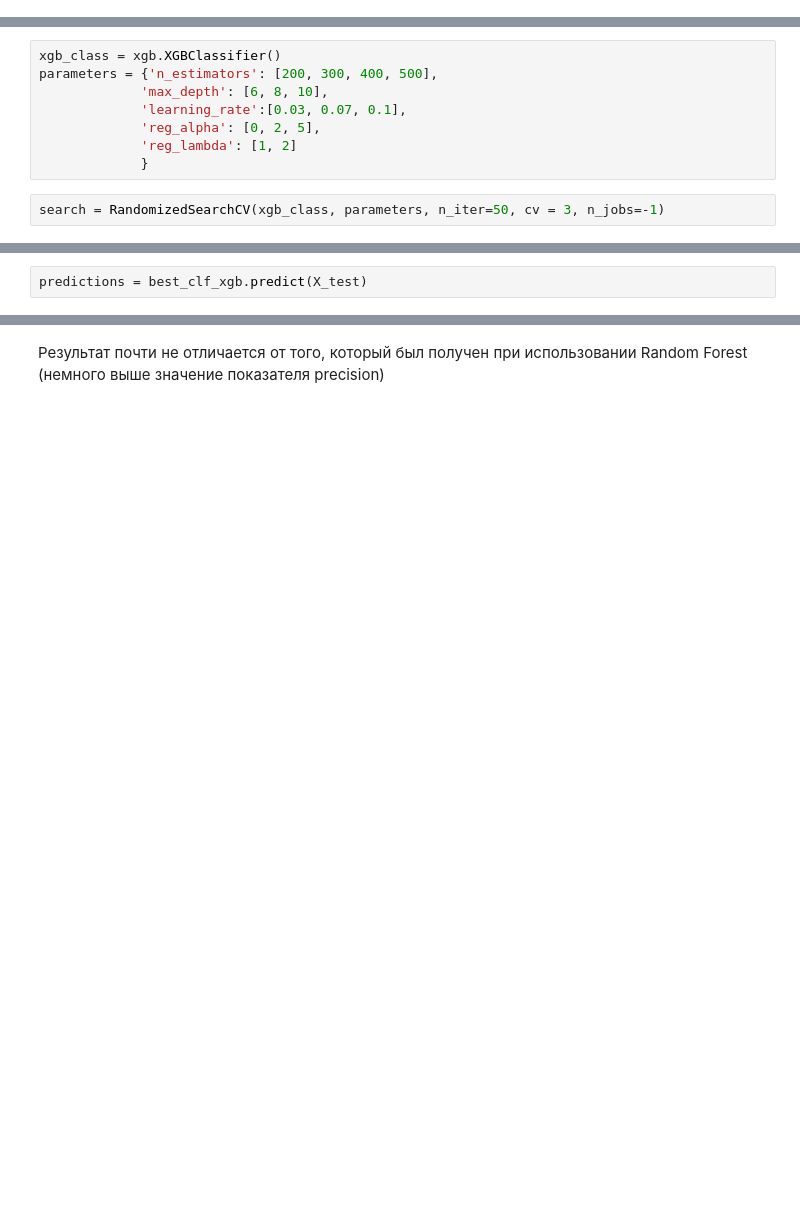
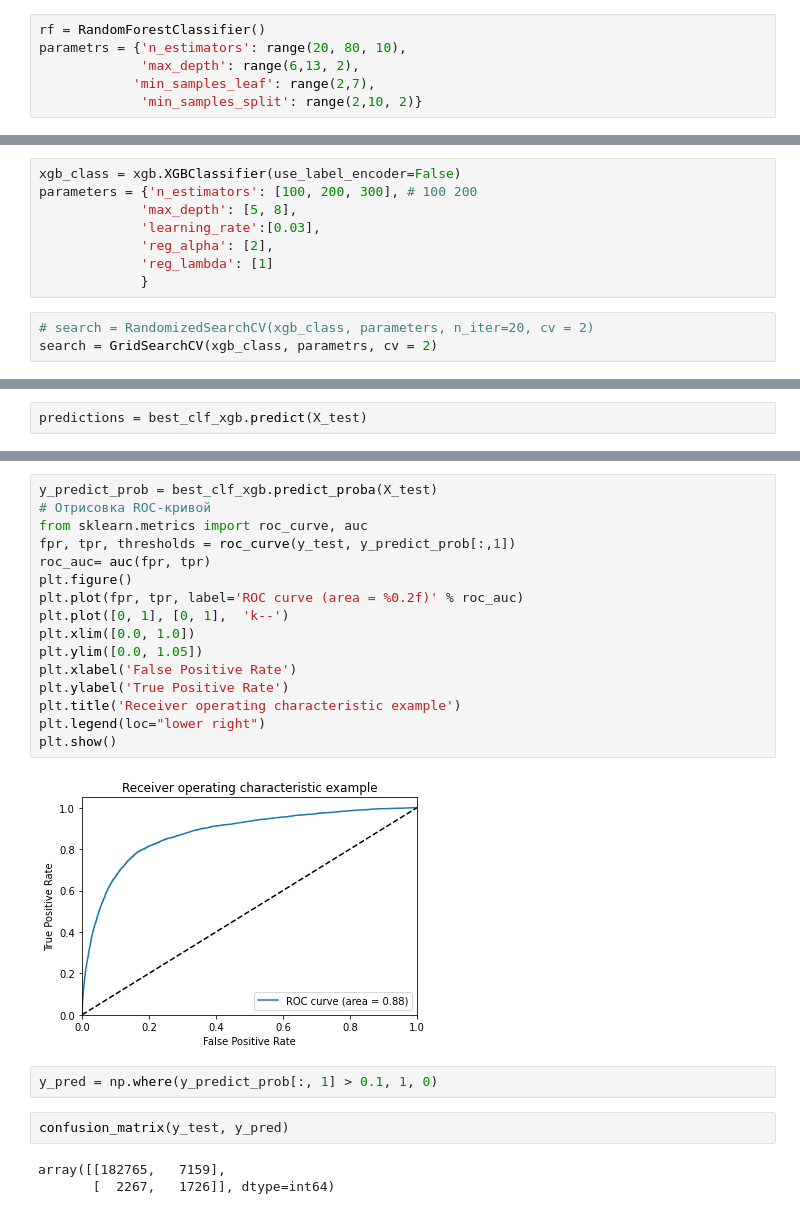
Before and after one commit to natalymakhova/Pet-project-for-RTB, a Jupyter notebook: ML_Classification.ipynb, the cells around one changed output, grey strips where cells are left out. Saved outputs shown, nothing was run; the diff lists cells and outputs as text; blank space fills up the shorter version.

```diff
--- a/ML_Classification.ipynb
+++ b/ML_Classification.ipynb
@@ -125,0 +238,6 @@ recall_score(y_test, y_pred, average='weighted')
+# %%
+rf = RandomForestClassifier()
+parametrs = {'n_estimators': range(20, 80, 10),
+             'max_depth': range(6,13, 2),
+            'min_samples_leaf': range(2,7),
+             'min_samples_split': range(2,10, 2)}
@@ -128,13 +302,14 @@ recall_score(y_test, y_pred, average='weighted')
 # %%
-xgb_class = xgb.XGBClassifier()
-parameters = {'n_estimators': [200, 300, 400, 500],
-             'max_depth': [6, 8, 10],
-             'learning_rate':[0.03, 0.07, 0.1],
-             'reg_alpha': [0, 2, 5],
-             'reg_lambda': [1, 2]
+xgb_class = xgb.XGBClassifier(use_label_encoder=False)
+parameters = {'n_estimators': [100, 200, 300], # 100 200
+             'max_depth': [5, 8],
+             'learning_rate':[0.03],
+             'reg_alpha': [2],
+             'reg_lambda': [1]
              }
 # %%
-search = RandomizedSearchCV(xgb_class, parameters, n_iter=50, cv = 3, n_jobs=-1)
+# search = RandomizedSearchCV(xgb_class, parameters, n_iter=20, cv = 2)
+search = GridSearchCV(xgb_class, parametrs, cv = 2)
 # %%
 search.fit(X_train, y_train)
 # %% [output]
@@ -181,2 +357,25 @@ recall_score(y_test, predictions, average='weighted')
-# %% [markdown]
-Результат почти не отличается от того, который был получен при использовании Random Forest (немного выше значение показателя precision)
+# %%
+y_predict_prob = best_clf_xgb.predict_proba(X_test)
+# Отрисовка ROC-кривой
+from sklearn.metrics import roc_curve, auc
+fpr, tpr, thresholds = roc_curve(y_test, y_predict_prob[:,1])
+roc_auc= auc(fpr, tpr)
+plt.figure()
+plt.plot(fpr, tpr, label='ROC curve (area = %0.2f)' % roc_auc)
+plt.plot([0, 1], [0, 1],  'k--')
+plt.xlim([0.0, 1.0])
+plt.ylim([0.0, 1.05])
+plt.xlabel('False Positive Rate')
+plt.ylabel('True Positive Rate')
+plt.title('Receiver operating characteristic example')
+plt.legend(loc="lower right")
+plt.show()
+# %% [output]
+[figure, added]
+# %%
+y_pred = np.where(y_predict_prob[:, 1] > 0.1, 1, 0)
+# %%
+confusion_matrix(y_test, y_pred)
+# %% [output]
+array([[182765,   7159],
+       [  2267,   1726]], dtype=int64)
```
Also changed, not shown: parts of 74 cells of this notebook.
